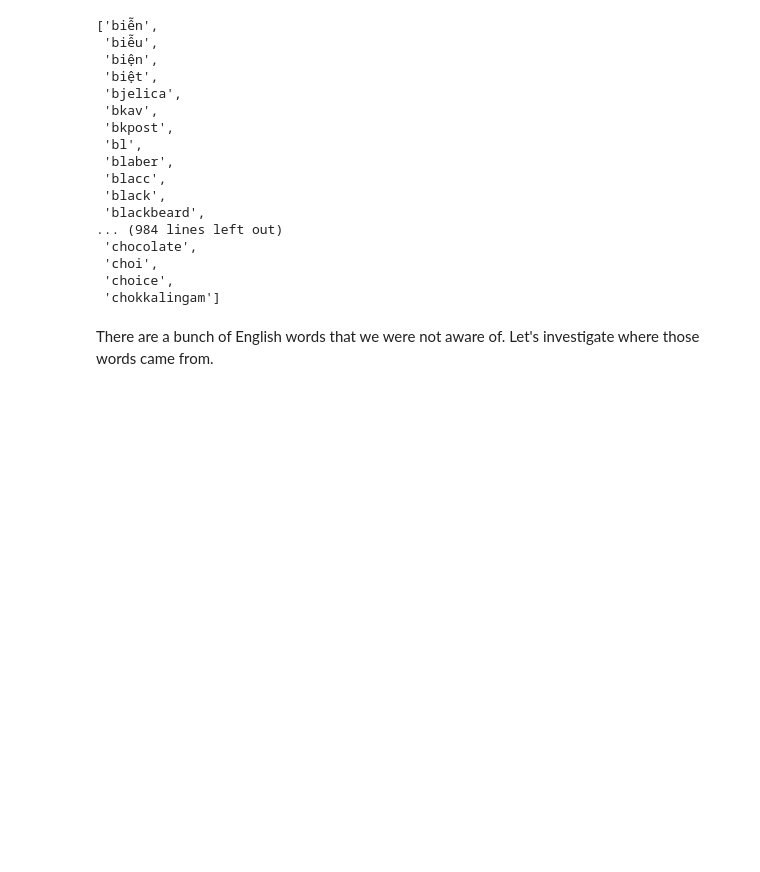
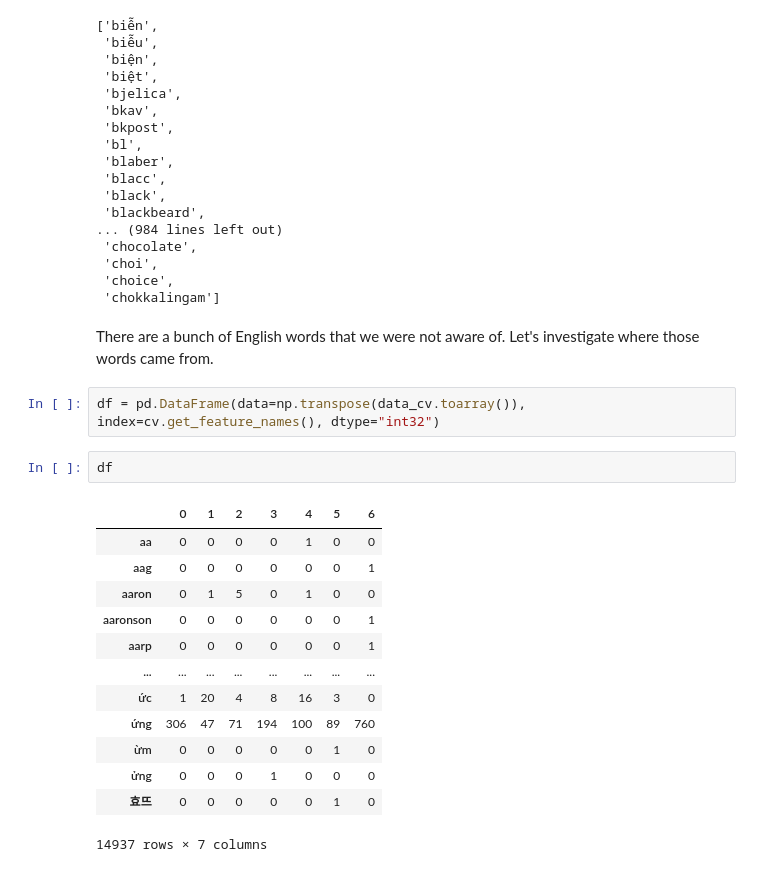
Before and after one commit to tiendatngcs/NLP, a Jupyter notebook: Data_cleaning_Vietnamese_news_topic_classifier.ipynb, the cells around one changed output. Drawn from its saved outputs; the diff is of its cells as text; blank space fills up the shorter version.

```diff
--- a/Data_cleaning_Vietnamese_news_topic_classifier.ipynb
+++ b/Data_cleaning_Vietnamese_news_topic_classifier.ipynb
@@ -156,3 +159,21 @@ cv.get_feature_names()[1000:2000]
  'chokkalingam']
 # %% [markdown]
 There are a bunch of English words that we were not aware of. Let's investigate where those words came from.
+# %%
+df = pd.DataFrame(data=np.transpose(data_cv.toarray()), index=cv.get_feature_names(), dtype="int32")
+# %%
+df
+# %% [output]
+|  | 0 | 1 | 2 | 3 | 4 | 5 | 6 |
+| aa | 0 | 0 | 0 | 0 | 1 | 0 | 0 |
+| aag | 0 | 0 | 0 | 0 | 0 | 0 | 1 |
+| aaron | 0 | 1 | 5 | 0 | 1 | 0 | 0 |
+| aaronson | 0 | 0 | 0 | 0 | 0 | 0 | 1 |
+| aarp | 0 | 0 | 0 | 0 | 0 | 0 | 1 |
+| ... | ... | ... | ... | ... | ... | ... | ... |
+| ức | 1 | 20 | 4 | 8 | 16 | 3 | 0 |
+| ứng | 306 | 47 | 71 | 194 | 100 | 89 | 760 |
+| ừm | 0 | 0 | 0 | 0 | 0 | 1 | 0 |
+| ửng | 0 | 0 | 0 | 1 | 0 | 0 | 0 |
+| 효뜨 | 0 | 0 | 0 | 0 | 0 | 1 | 0 |
+14937 rows × 7 columns
```
Also changed, not shown: parts of 13 cells of this notebook.
